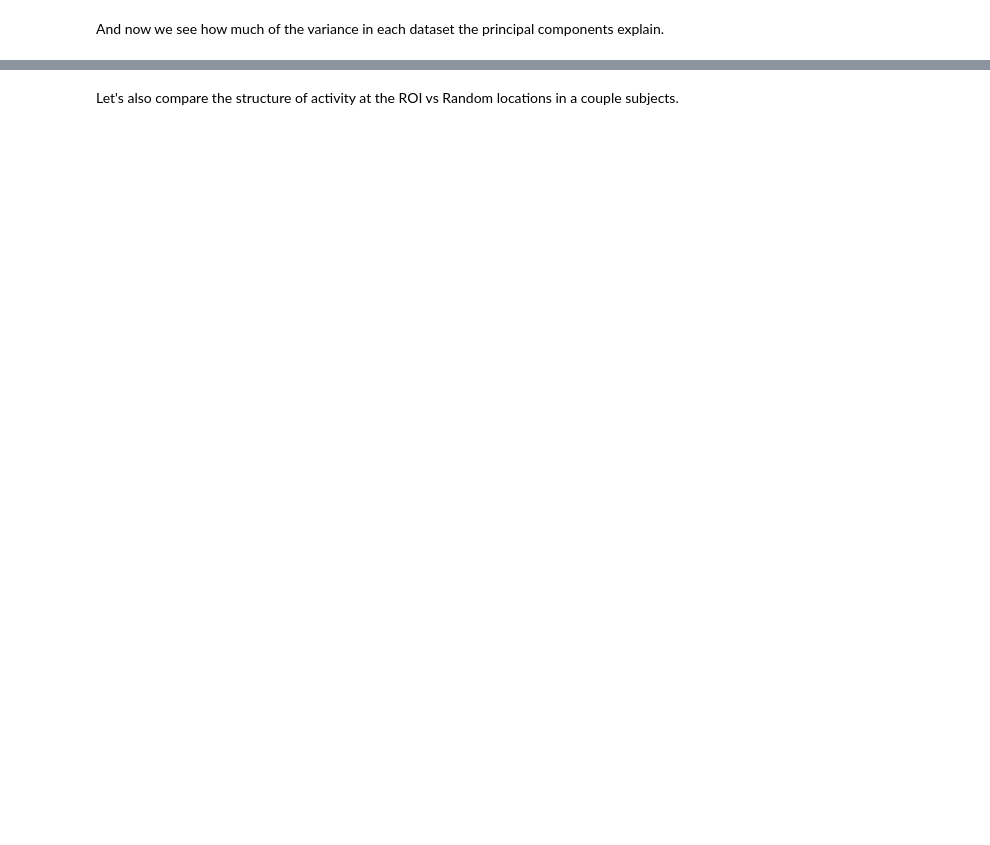
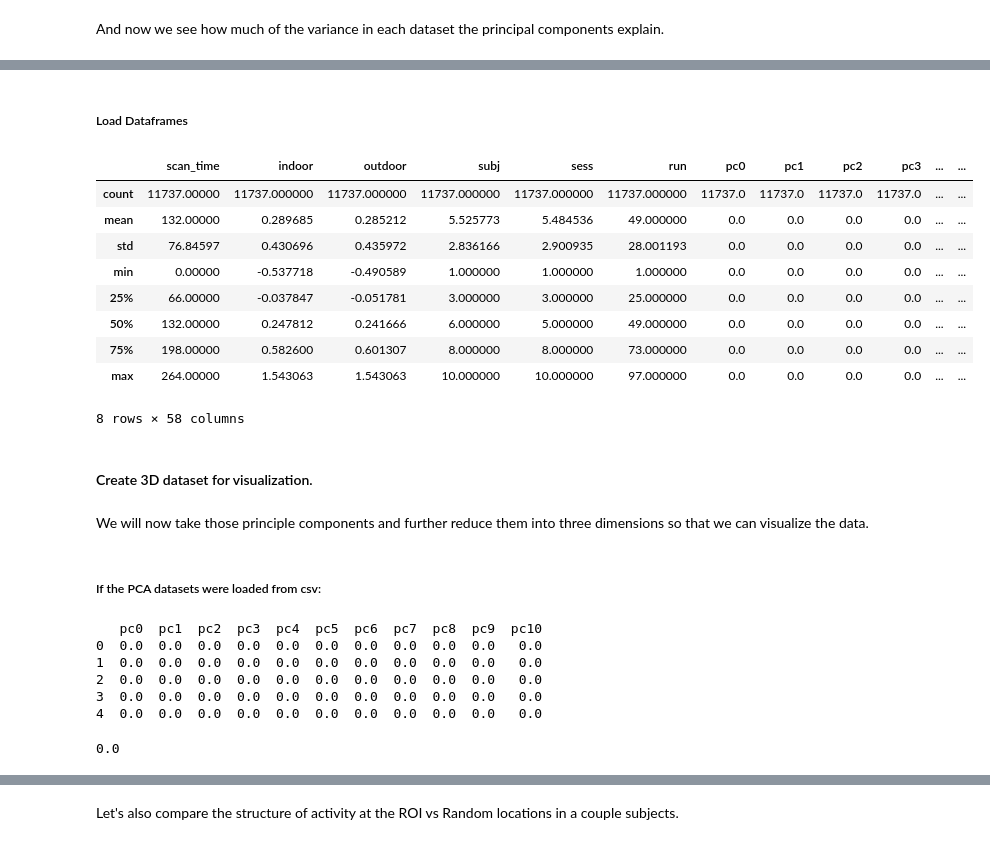
Before and after one commit to fjrrk/fef-analysis, a Jupyter notebook: scripts/Part 02 - Data Exploration-Copy1.ipynb, the cells around one changed output, grey strips where cells are left out. Saved outputs shown, nothing was run; the diff lists cells and outputs as text; code cells hidden in the pictures; blank space fills up the shorter version.

```diff
--- a/scripts/Part 02 - Data Exploration-Copy1.ipynb
+++ b/scripts/Part 02 - Data Exploration-Copy1.ipynb
@@ -175,0 +274,49 @@ We will now take those principle components and further reduce them into three d
+# %% [markdown]
+##### Load Dataframes #####
+# %%
+# To load from csv next time, uncomment.
+save_dirs = {
+    'save_dir_roi': Path(results_dir) / data_prefix / 'pca_datasets',
+    'save_dir_rnd': Path(results_dir) / control_prefix / 'pca_datasets'
+}
+
+roi_pca_df = pd.read_csv(str(save_dirs['save_dir_roi'])+"/"+data_prefix+"_pca_97.csv", header=0, index_col=0)
+rnd_pca_df = pd.read_csv(str(save_dirs['save_dir_rnd'])+'/'+control_prefix+"_pca_97.csv", header=0, index_col=0)
+
+roi_pca_x_97 = roi_pca_df[[c for c in roi_pca_df.columns if c[:2]=='pc']]
+rnd_pca_x_97 = rnd_pca_df[[c for c in rnd_pca_df.columns if c[:2]=='pc']]
+# %%
+roi_pca_df.describe()
+# %% [output]
+|  | scan_time | indoor | outdoor | subj | sess | run | pc0 | pc1 | pc2 | pc3 | ... | ... |
+| count | 11737.00000 | 11737.000000 | 11737.000000 | 11737.000000 | 11737.000000 | 11737.000000 | 11737.0 | 11737.0 | 11737.0 | 11737.0 | ... | ... |
+| mean | 132.00000 | 0.289685 | 0.285212 | 5.525773 | 5.484536 | 49.000000 | 0.0 | 0.0 | 0.0 | 0.0 | ... | ... |
+| std | 76.84597 | 0.430696 | 0.435972 | 2.836166 | 2.900935 | 28.001193 | 0.0 | 0.0 | 0.0 | 0.0 | ... | ... |
+| min | 0.00000 | -0.537718 | -0.490589 | 1.000000 | 1.000000 | 1.000000 | 0.0 | 0.0 | 0.0 | 0.0 | ... | ... |
+| 25% | 66.00000 | -0.037847 | -0.051781 | 3.000000 | 3.000000 | 25.000000 | 0.0 | 0.0 | 0.0 | 0.0 | ... | ... |
+| 50% | 132.00000 | 0.247812 | 0.241666 | 6.000000 | 5.000000 | 49.000000 | 0.0 | 0.0 | 0.0 | 0.0 | ... | ... |
+| 75% | 198.00000 | 0.582600 | 0.601307 | 8.000000 | 8.000000 | 73.000000 | 0.0 | 0.0 | 0.0 | 0.0 | ... | ... |
+| max | 264.00000 | 1.543063 | 1.543063 | 10.000000 | 10.000000 | 97.000000 | 0.0 | 0.0 | 0.0 | 0.0 | ... | ... |
+8 rows × 58 columns
+# %% [markdown]
+#### Create 3D dataset for visualization. ####
+# %% [markdown]
+We will now take those principle components and further reduce them into three dimensions so that we can visualize the data.
+# %% [markdown]
+##### If the PCA datasets were loaded from csv: #####
+# %%
+# Reduce the size of the datasets to make life easier for the CPU:
+roi_pca_x_97_cpu = roi_pca_x_97.drop(columns=[c for c in roi_pca_x_97.columns if int(c[2:])>10])
+rnd_pca_x_97_cpu = rnd_pca_x_97.drop(columns=[c for c in rnd_pca_x_97.columns if int(c[2:])>10])
+print(roi_pca_x_97_cpu.head())
+# %% [output]
+   pc0  pc1  pc2  pc3  pc4  pc5  pc6  pc7  pc8  pc9  pc10
+0  0.0  0.0  0.0  0.0  0.0  0.0  0.0  0.0  0.0  0.0   0.0
+1  0.0  0.0  0.0  0.0  0.0  0.0  0.0  0.0  0.0  0.0   0.0
+2  0.0  0.0  0.0  0.0  0.0  0.0  0.0  0.0  0.0  0.0   0.0
+3  0.0  0.0  0.0  0.0  0.0  0.0  0.0  0.0  0.0  0.0   0.0
+4  0.0  0.0  0.0  0.0  0.0  0.0  0.0  0.0  0.0  0.0   0.0
+# %%
+roi_pca_x_97.sum()
+# %% [output]
+0.0
```
Also changed, not shown: parts of 51 cells of this notebook, 1 other file.
